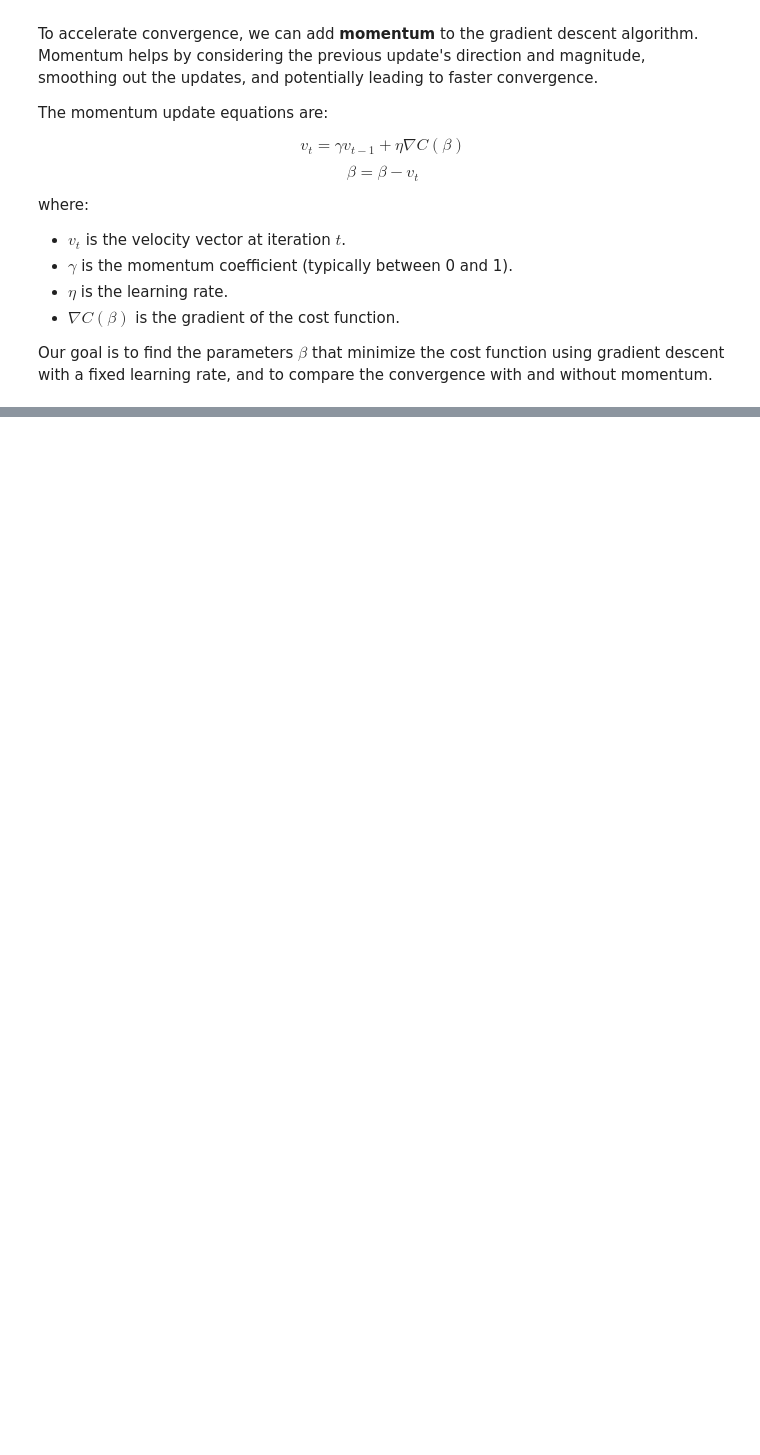
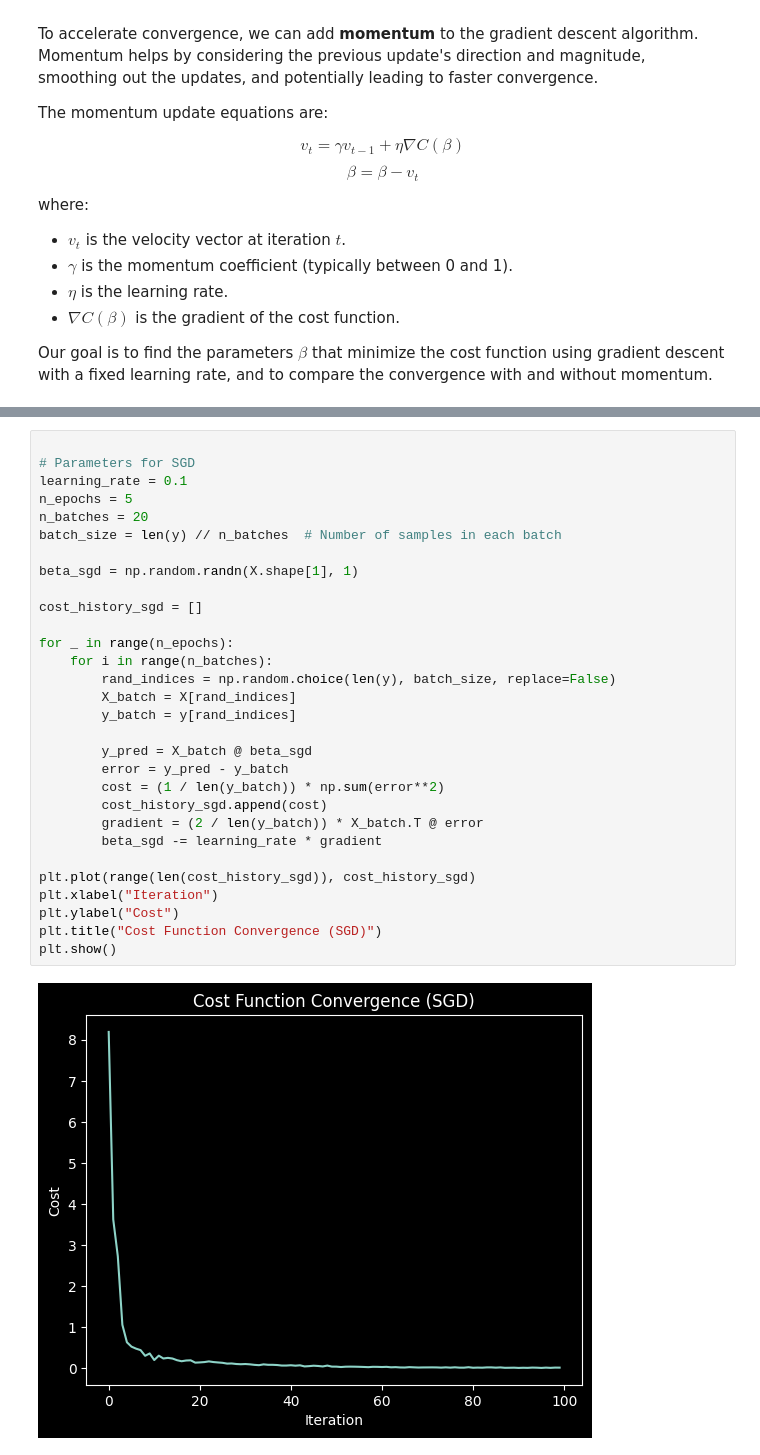
Before and after one commit to javidaf/expert-machine, a Jupyter notebook: ml-p2/ml_p2/notebooks/E41.ipynb, the cells around one changed output, grey strips where cells are left out. Saved outputs shown, nothing was run; the diff lists cells and outputs as text; blank space fills up the shorter version.

```diff
--- a/ml-p2/ml_p2/notebooks/E41.ipynb
+++ b/ml-p2/ml_p2/notebooks/E41.ipynb
@@ -150,0 +180,32 @@ plt.show()
+# %%
+
+# Parameters for SGD
+learning_rate = 0.1
+n_epochs = 5
+n_batches = 20
+batch_size = len(y) // n_batches  # Number of samples in each batch
+
+beta_sgd = np.random.randn(X.shape[1], 1)
+
+cost_history_sgd = []
+
+for _ in range(n_epochs):
+    for i in range(n_batches):
+        rand_indices = np.random.choice(len(y), batch_size, replace=False)
+        X_batch = X[rand_indices]
+        y_batch = y[rand_indices]
+
+        y_pred = X_batch @ beta_sgd
+        error = y_pred - y_batch
+        cost = (1 / len(y_batch)) * np.sum(error**2)
+        cost_history_sgd.append(cost)
+        gradient = (2 / len(y_batch)) * X_batch.T @ error
+        beta_sgd -= learning_rate * gradient
+
+plt.plot(range(len(cost_history_sgd)), cost_history_sgd)
+plt.xlabel("Iteration")
+plt.ylabel("Cost")
+plt.title("Cost Function Convergence (SGD)")
+plt.show()
+# %% [output]
+[figure, added]
```
Also changed, not shown: parts of 5 cells of this notebook.
